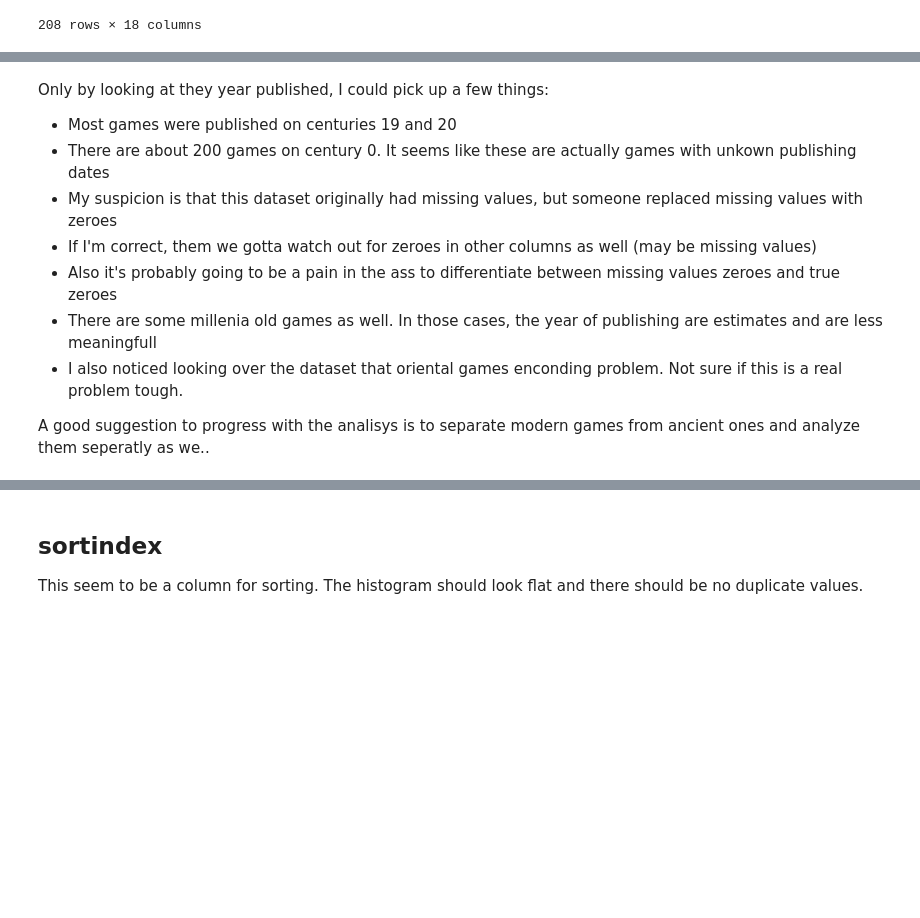
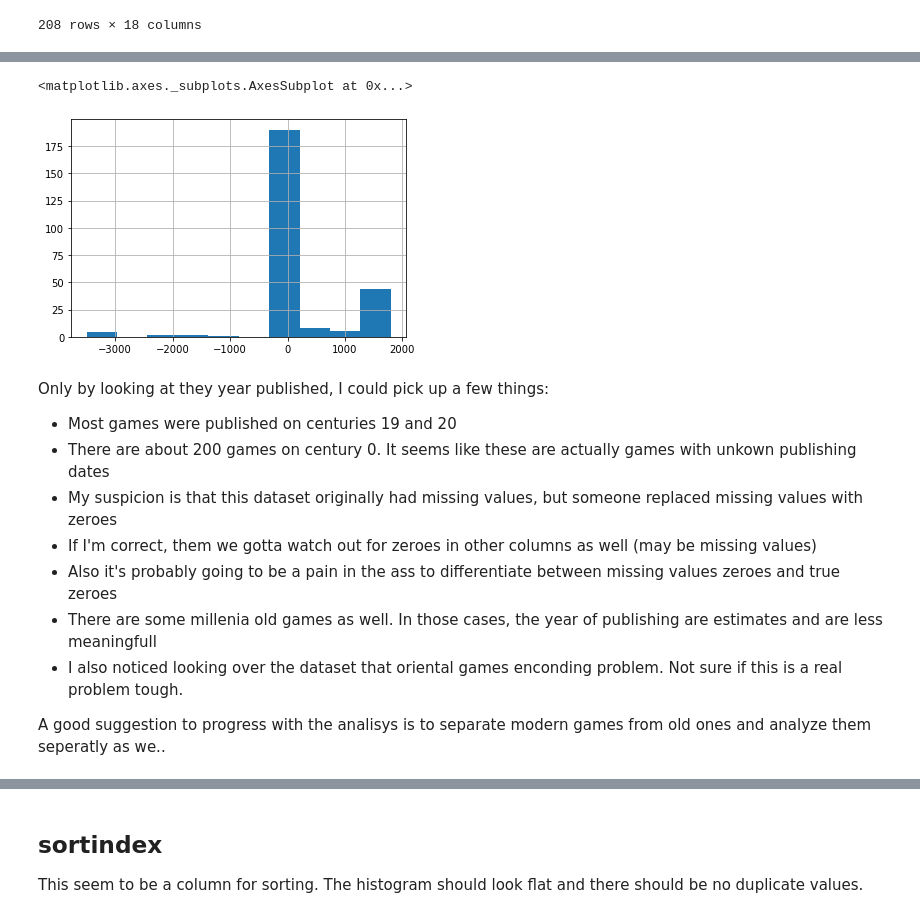
Before and after one commit to atiagosoares/board_games_analisys, a Jupyter notebook: eda.ipynb, the cells around one changed output, grey strips where cells are left out. Saved outputs shown, nothing was run; the diff lists cells and outputs as text; code cells hidden in the pictures; blank space fills up the shorter version.

```diff
--- a/eda.ipynb
+++ b/eda.ipynb
@@ -139,3 +115,8 @@ games_df.loc[games_df['century'] == 0]
+# %%
+games_df.loc[games_df['yearpublished'] <= 1800, 'yearpublished'].hist() #1850 seem fair
+# %% [output]
+<matplotlib.axes._subplots.AxesSubplot at 0x...>
+[figure, added]
 # %% [markdown]
 Only by looking at they year published, I could pick up a few things:
 
@@ -147,4 +128,4 @@ Only by looking at they year published, I could pick up a few things:
 - There are some millenia old games as well. In those cases, the year of publishing are estimates and are less meaningfull
 - I also noticed looking over the dataset that oriental games enconding problem. Not sure if this is a real problem tough.
 
-A good suggestion to progress with the analisys is to separate modern games from ancient ones and analyze them seperatly as we..
+A good suggestion to progress with the analisys is to separate modern games from old ones and analyze them seperatly as we..
```
Also changed, not shown: parts of 60 cells of this notebook.
